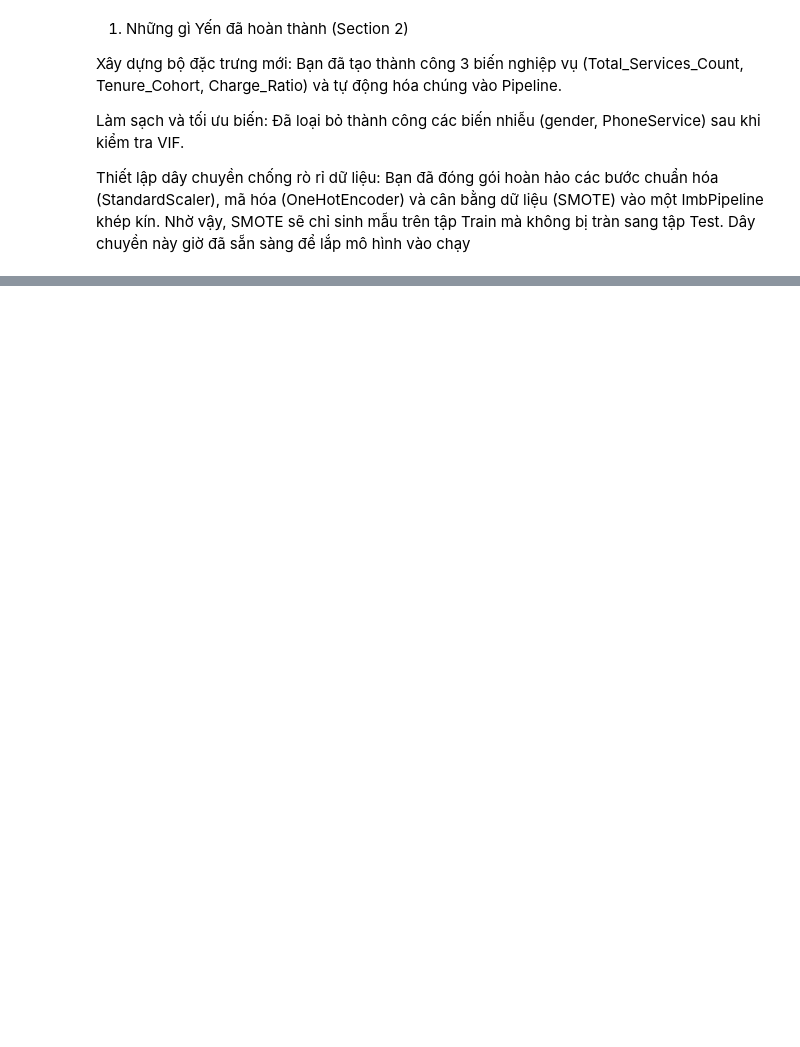
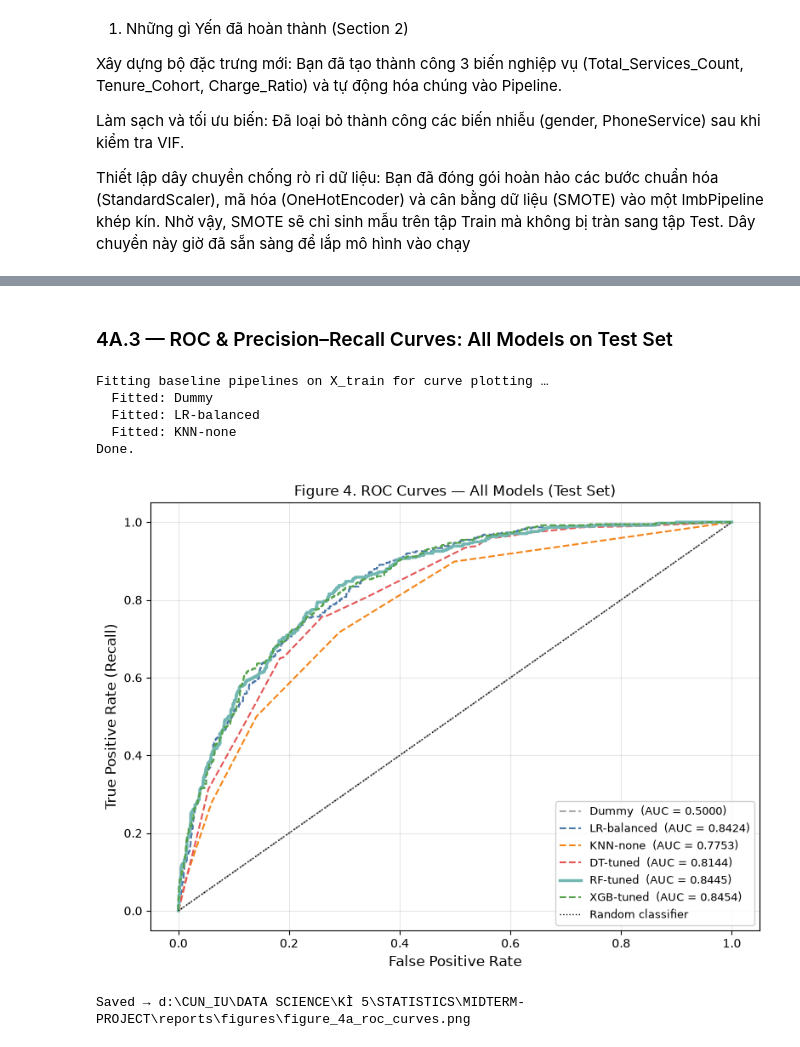
Before and after one commit to nhnminh1409/DS66B_group_11, a Jupyter notebook: master_churn_prediction.ipynb, the cells around one changed output, grey strips where cells are left out. Cells and saved outputs as stored; diff of their text form; code cells hidden in the pictures; blank space fills up the shorter version.

```diff
--- a/master_churn_prediction.ipynb
+++ b/master_churn_prediction.ipynb
@@ -673,0 +1679,77 @@ Thiết lập dây chuyền chống rò rỉ dữ liệu: Bạn đã đóng gói
+# %% [markdown]
+### 4A.3 — ROC & Precision–Recall Curves: All Models on Test Set
+# %%
+# ── 4A.3-a  Fit baselines on X_train to obtain predict_proba for curves ───────
+#
+# CONSTRAINT (Section 4A rule 3): baselines are fitted on X_train only.
+# We use the same make_pipeline() calls and configurations as in §3.2 so
+# that the domain engineering and preprocessing are identical.
+# LR-balanced and KNN-none are the only baselines with meaningful predict_proba.
+# Dummy (strategy="prior") is also included for a reference diagonal.
+
+print("Fitting baseline pipelines on X_train for curve plotting …")
+
+s4a_dummy_pipe   = make_pipeline(DummyClassifier(strategy="prior"), imbalance="none")
+s4a_lr_bal_pipe  = make_pipeline(
+    LogisticRegression(max_iter=1000, class_weight="balanced", random_state=RANDOM_STATE),
+    imbalance="none",
+)
+s4a_knn_pipe     = make_pipeline(KNeighborsClassifier(n_neighbors=5), imbalance="none")
+
+for name, pipe in [("Dummy", s4a_dummy_pipe),
+                   ("LR-balanced", s4a_lr_bal_pipe),
+                   ("KNN-none", s4a_knn_pipe)]:
+    pipe.fit(X_train, y_train)
+    print(f"  Fitted: {name}")
+
+print("Done.")
+# %% [output]
+Fitting baseline pipelines on X_train for curve plotting …
+  Fitted: Dummy
+  Fitted: LR-balanced
+  Fitted: KNN-none
+Done.
+# %%
+# ── 4A.3-b  Collect (name, test_proba) for all models ────────────────────────
+
+s4a_model_probas = [
+    ("Dummy",       s4a_dummy_pipe.predict_proba(X_test)[:, 1]),
+    ("LR-balanced", s4a_lr_bal_pipe.predict_proba(X_test)[:, 1]),
+    ("KNN-none",    s4a_knn_pipe.predict_proba(X_test)[:, 1]),
+    ("DT-tuned",    grid_dt.best_estimator_.predict_proba(X_test)[:, 1]),
+    ("RF-tuned",    grid_rf.best_estimator_.predict_proba(X_test)[:, 1]),
+]
+if grid_xgb is not None:
+    s4a_model_probas.append(
+        ("XGB-tuned", grid_xgb.best_estimator_.predict_proba(X_test)[:, 1])
+    )
+
+# Colour palette
+_palette = ["#aaaaaa", "#4c78a8", "#f58518", "#e45756", "#72b7b2", "#54a24b"]
+# %%
+# ── 4A.3-c  Figure 4: ROC curves on Test Set ─────────────────────────────────
+
+fig, ax = plt.subplots(figsize=(8, 6))
+
+for (name, proba), color in zip(s4a_model_probas, _palette):
+    fpr, tpr, _ = roc_curve(y_test, proba)
+    roc_auc_val  = auc(fpr, tpr)
+    lw = 2.5 if name == champion_name else 1.5
+    ls = "-"   if name == champion_name else "--"
+    ax.plot(fpr, tpr, lw=lw, ls=ls, color=color,
+            label=f"{name}  (AUC = {roc_auc_val:.4f})")
+
+ax.plot([0, 1], [0, 1], "k:", lw=1, label="Random classifier")
+ax.set_xlabel("False Positive Rate", fontsize=12)
+ax.set_ylabel("True Positive Rate (Recall)", fontsize=12)
+ax.set_title("Figure 4. ROC Curves — All Models (Test Set)", fontsize=12)
+ax.legend(loc="lower right", fontsize=9, framealpha=0.9)
+ax.grid(alpha=0.3)
+
+fig.tight_layout()
+fig.savefig(FIGURES_DIR / "figure_4a_roc_curves.png", dpi=200)
+plt.show()
+print(f"Saved → {FIGURES_DIR / 'figure_4a_roc_curves.png'}")
+# %% [output]
+[figure, added]
+Saved → d:\CUN_IU\DATA SCIENCE\KÌ 5\STATISTICS\MIDTERM-PROJECT\reports\figures\figure_4a_roc_curves.png
```
Also changed, not shown: parts of 65 cells of this notebook.
